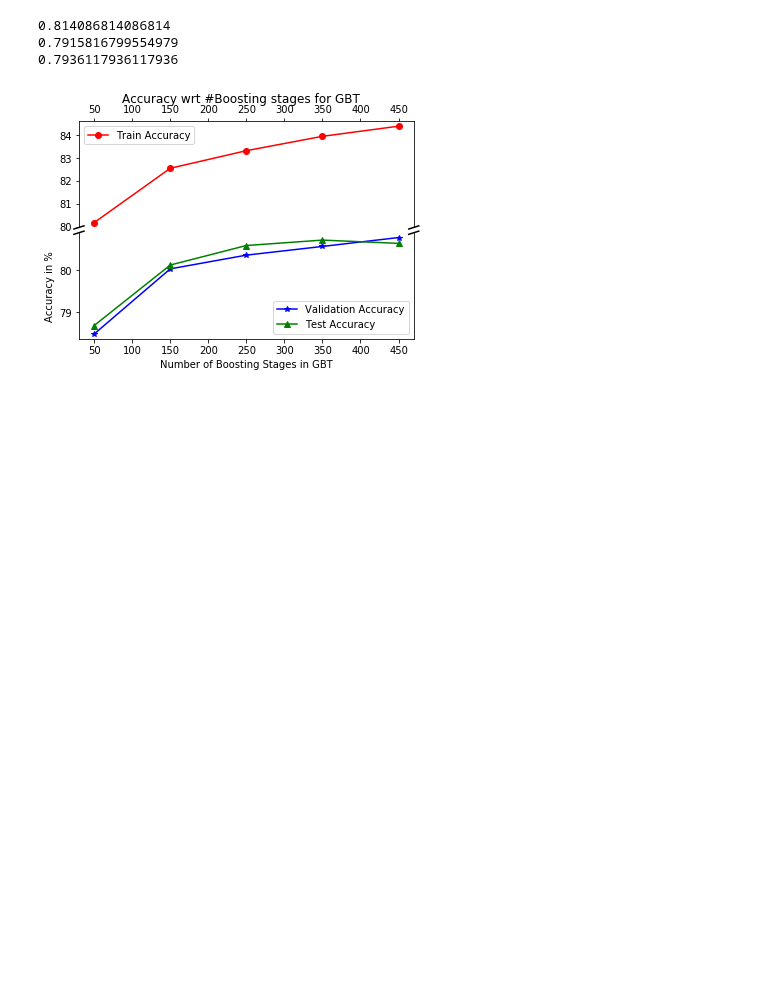
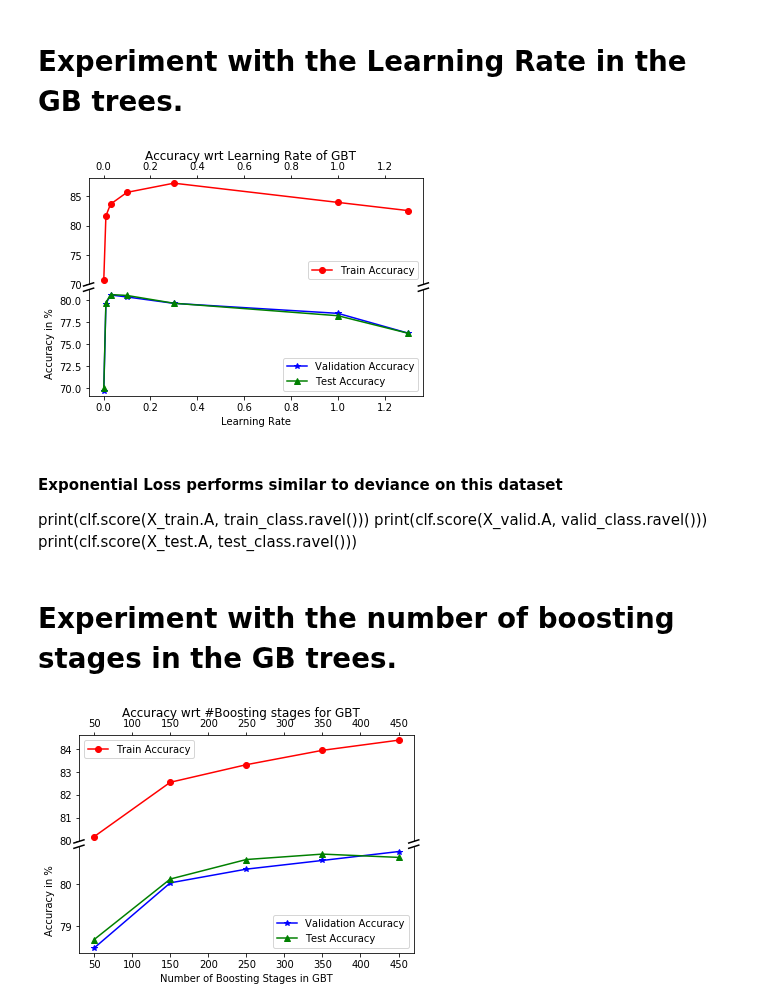
Before and after one commit to agarwal-ayushi/Machine-Learning-Assignments, a Jupyter notebook: Assignment3/partA/ques1e.ipynb, the cells around one changed output. Saved outputs shown, nothing was run; the diff lists cells and outputs as text; code cells hidden in the pictures; blank space fills up the shorter version.

```diff
--- a/Assignment3/partA/ques1e.ipynb
+++ b/Assignment3/partA/ques1e.ipynb
@@ -56,0 +45,2 @@ print(clf.score(X_test.A, test_class.ravel()))
+# %% [markdown]
+# Experiment with the Learning Rate in the GB trees.
@@ -57,9 +60,53 @@ print(clf.score(X_test.A, test_class.ravel()))
 # %%
-#with Deviance Loss function
-print(clf.score(X_train.A, train_class.ravel()))
-print(clf.score(X_valid.A, valid_class.ravel()))
-print(clf.score(X_test.A, test_class.ravel()))
+for i in range(len(lr_rf)):
+    lr_rf[i].fit(X_train.A, train_class.ravel())
+    lr_train_acc.append(lr_rf[i].score(X_train.A, train_class.ravel()))
+    lr_val_acc.append(lr_rf[i].score(X_valid.A, valid_class.ravel()))
+    lr_test_acc.append(lr_rf[i].score(X_test.A, test_class.ravel()))
-# %% [output]
-0.814086814086814
-0.7915816799554979
-0.7936117936117936
+# %%
+lr_train_acc = [x*100 for x in lr_train_acc]
+lr_val_acc = [x*100 for x in lr_val_acc]
+lr_test_acc = [x*100 for x in lr_test_acc]
+# %%
+f, (ax1, ax2) = plt.subplots(2, 1, sharex=True)
+
+ax2.plot(lr, lr_val_acc, marker="*", c='b', label="Validation Accuracy")
+ax2.plot(lr, lr_test_acc, marker='^', c='g',label="Test Accuracy")
+ax2.set_xlabel("Learning Rate")
+ax2.set_ylabel("Accuracy in %")
+
+ax1.plot(lr, lr_train_acc, marker='o', c='r',label="Train Accuracy")
+ax1.legend()
+
+ax1.spines['bottom'].set_visible(False)
+ax2.spines['top'].set_visible(False)
+ax1.xaxis.tick_top()
+ax1.tick_params(labeltop='off')  # don't put tick labels at the top
+ax2.xaxis.tick_bottom()
+
+#This broken axis code taken from matplotlib library
+d = .015  # how big to make the diagonal lilrs in axes coordinates
+# arguments to pass to plot, just so we don't keep repeating them
+kwargs = dict(transform=ax1.transAxes, color='k', clip_on=False)
+ax1.plot((-d, +d), (-d, +d), **kwargs)        # top-left diagonal
+ax1.plot((1 - d, 1 + d), (-d, +d), **kwargs)  # top-right diagonal
+
+kwargs.update(transform=ax2.transAxes)  # switch to the bottom axes
+ax2.plot((-d, +d), (1 - d, 1 + d), **kwargs)  # bottom-left diagonal
+ax2.plot((1 - d, 1 + d), (1 - d, 1 + d), **kwargs)  # bottom-right diagonal
+
+plt.legend()
+
+plt.suptitle("Accuracy wrt Learning Rate of GBT")
+plt.subplots_adjust(hspace=0.05)
+#f.savefig("plots/parte/lr.png", dpi = 1000)
+#plt.show()
+# %% [output]
+[figure, added]
+# %% [markdown]
+#### Exponential Loss performs similar to deviance on this dataset
+print(clf.score(X_train.A, train_class.ravel()))
+print(clf.score(X_valid.A, valid_class.ravel()))
+print(clf.score(X_test.A, test_class.ravel()))
+# %% [markdown]
+# Experiment with the number of boosting stages in the GB trees.
```
Also changed, not shown: parts of 17 cells of this notebook, 4 other files.
